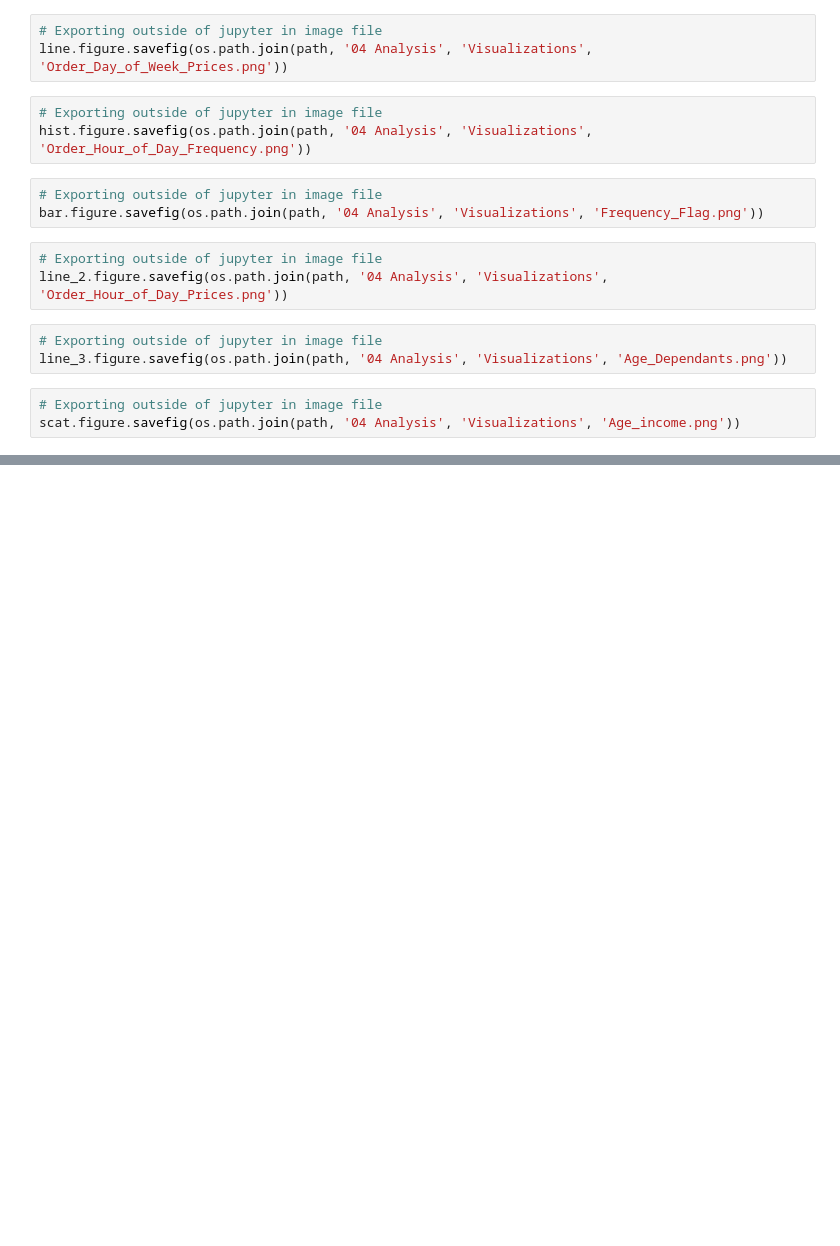
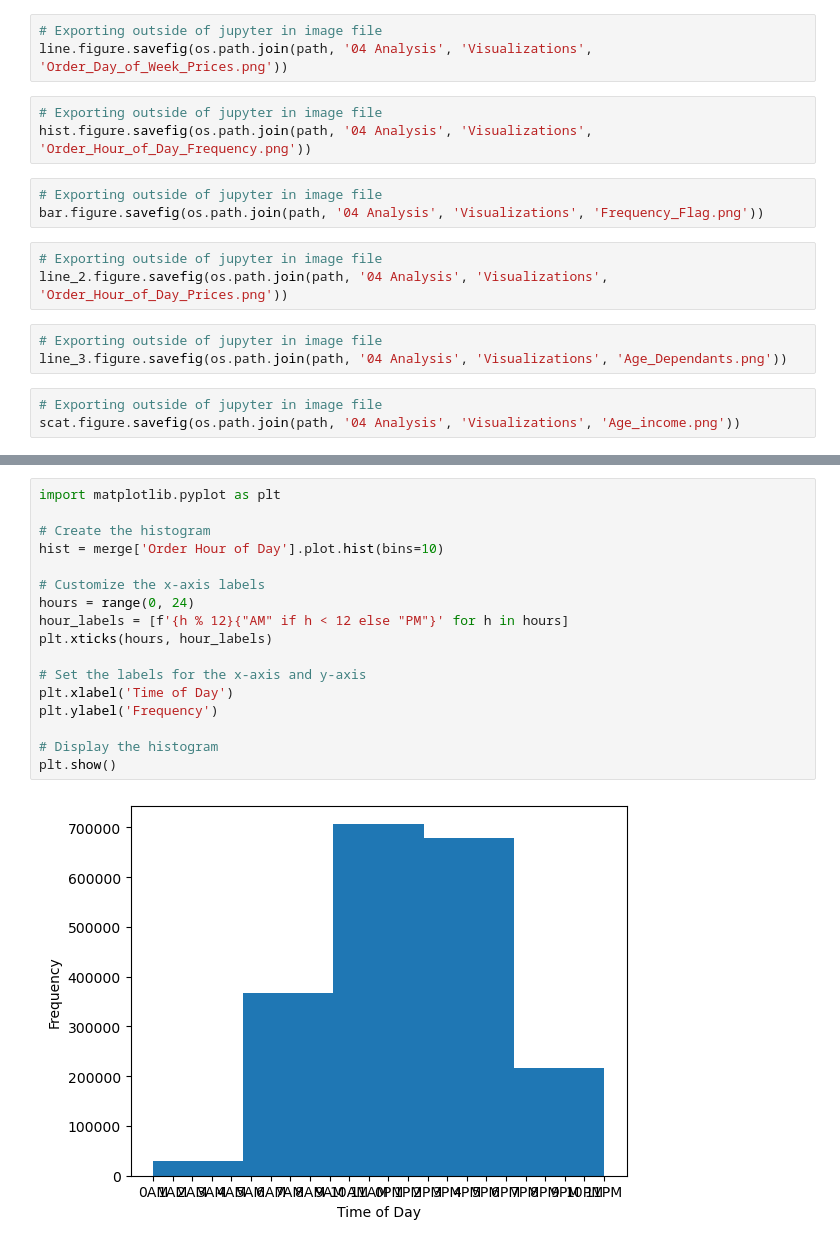
Before and after one commit to NickLegacy/Instacart-Python, a Jupyter notebook: Instacart Basket Analysis/03 Scripts/4.9 - Part 2.ipynb, the cells around one changed output, grey strips where cells are left out. Saved outputs shown, nothing was run; the diff lists cells and outputs as text; blank space fills up the shorter version.

```diff
--- a/Instacart Basket Analysis/03 Scripts/4.9 - Part 2.ipynb
+++ b/Instacart Basket Analysis/03 Scripts/4.9 - Part 2.ipynb
@@ -188,0 +243,19 @@ scat.figure.savefig(os.path.join(path, '04 Analysis', 'Visualizations', 'Age_inc
+# %%
+import matplotlib.pyplot as plt
+
+# Create the histogram
+hist = merge['Order Hour of Day'].plot.hist(bins=10)
+
+# Customize the x-axis labels
+hours = range(0, 24)
+hour_labels = [f'{h % 12}{"AM" if h < 12 else "PM"}' for h in hours]
+plt.xticks(hours, hour_labels)
+
+# Set the labels for the x-axis and y-axis
+plt.xlabel('Time of Day')
+plt.ylabel('Frequency')
+
+# Display the histogram
+plt.show()
+# %% [output]
+[figure, added]
```
Also changed, not shown: parts of 8 cells of this notebook.
